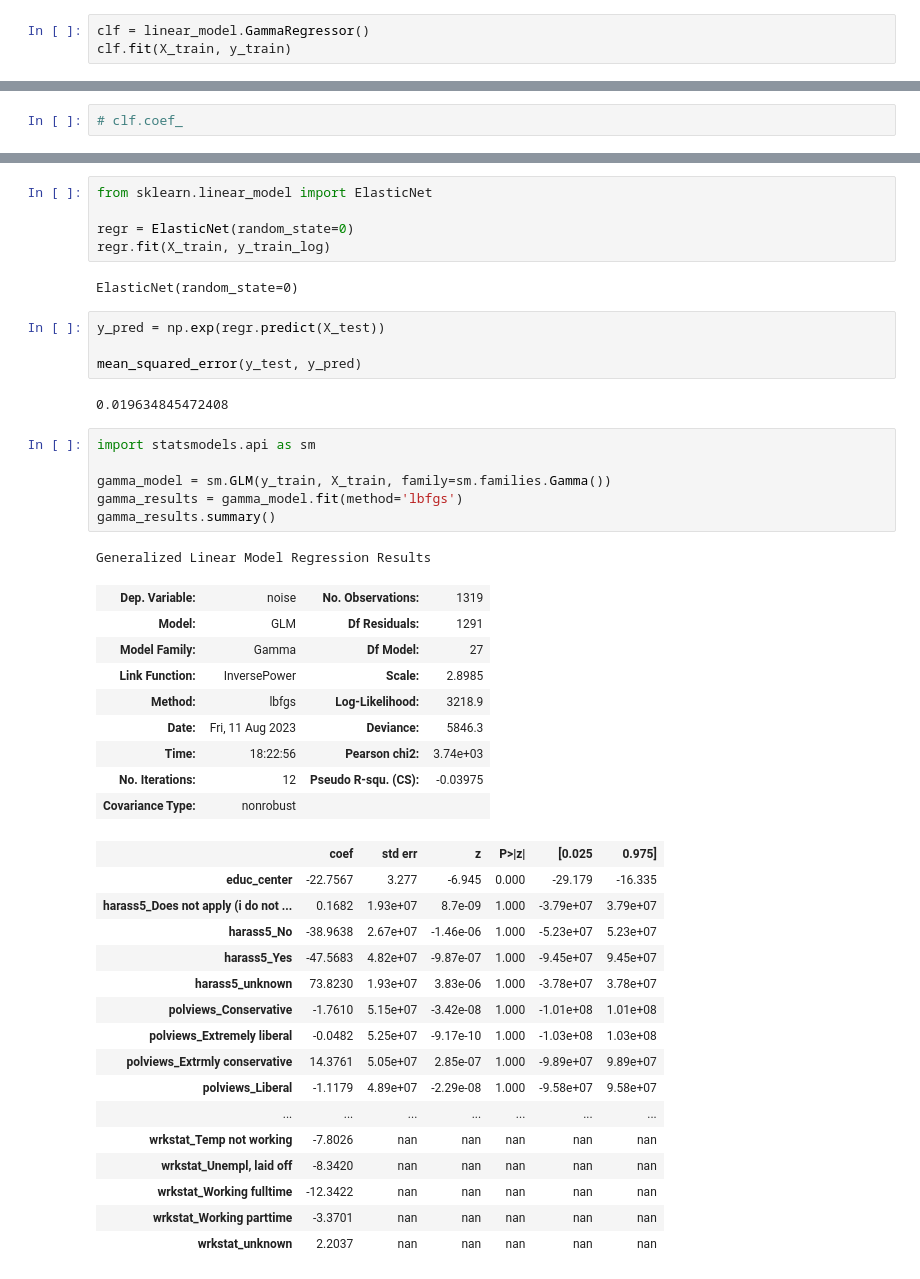
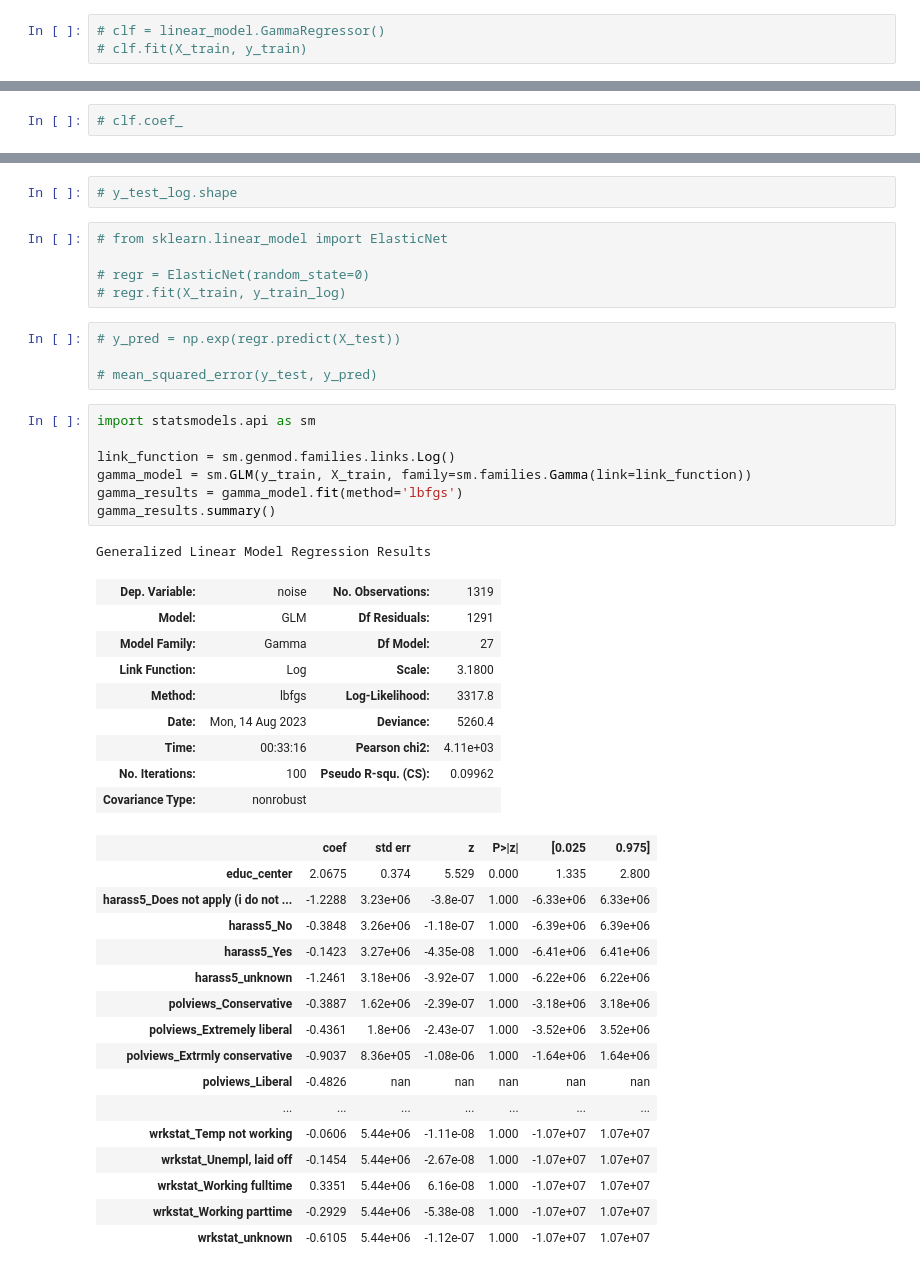
Before and after one commit to batman0911/social-stat-final-term, a Jupyter notebook: linear_model.ipynb, the cells around one changed output, grey strips where cells are left out. Saved outputs shown, nothing was run; the diff lists cells and outputs as text.

```diff
--- a/linear_model.ipynb
+++ b/linear_model.ipynb
@@ -65,3 +59,3 @@ y_train_log.hist()
 # %%
-clf = linear_model.GammaRegressor()
-clf.fit(X_train, y_train)
+# clf = linear_model.GammaRegressor()
+# clf.fit(X_train, y_train)
@@ -87,46 +73,45 @@ y_test_log.shape
+# %%
+# y_test_log.shape
 # %%
-from sklearn.linear_model import ElasticNet
+# from sklearn.linear_model import ElasticNet
 
-regr = ElasticNet(random_state=0)
-regr.fit(X_train, y_train_log)
+# regr = ElasticNet(random_state=0)
+# regr.fit(X_train, y_train_log)
-# %% [output]
-ElasticNet(random_state=0)
 # %%
-y_pred = np.exp(regr.predict(X_test))
+# y_pred = np.exp(regr.predict(X_test))
 
-mean_squared_error(y_test, y_pred)
+# mean_squared_error(y_test, y_pred)
-# %% [output]
-0.019634845472408
 # %%
 import statsmodels.api as sm
 
-gamma_model = sm.GLM(y_train, X_train, family=sm.families.Gamma())
+link_function = sm.genmod.families.links.Log()
+gamma_model = sm.GLM(y_train, X_train, family=sm.families.Gamma(link=link_function))
 gamma_results = gamma_model.fit(method='lbfgs')
 gamma_results.summary()
 # %% [output]
 Generalized Linear Model Regression Results
 | Dep. Variable: | noise | No. Observations: | 1319 |
 | Model: | GLM | Df Residuals: | 1291 |
 | Model Family: | Gamma | Df Model: | 27 |
-| Link Function: | InversePower | Scale: | 2.8985 |
-| Method: | lbfgs | Log-Likelihood: | 3218.9 |
-| Date: | Fri, 11 Aug 2023 | Deviance: | 5846.3 |
-| Time: | 18:22:56 | Pearson chi2: | 3.74e+03 |
-| No. Iterations: | 12 | Pseudo R-squ. (CS): | -0.03975 |
+| Link Function: | Log | Scale: | 3.1800 |
+| Method: | lbfgs | Log-Likelihood: | 3317.8 |
+| Date: | Mon, 14 Aug 2023 | Deviance: | 5260.4 |
+| Time: | 00:33:16 | Pearson chi2: | 4.11e+03 |
+| No. Iterations: | 100 | Pseudo R-squ. (CS): | 0.09962 |
 | Covariance Type: | nonrobust |  |  |
 |  | coef | std err | z | P>|z| | [0.025 | 0.975] |
-| educ_center | -22.7567 | 3.277 | -6.945 | 0.000 | -29.179 | -16.335 |
-| harass5_Does not apply (i do not ... | 0.1682 | 1.93e+07 | 8.7e-09 | 1.000 | -3.79e+07 | 3.79e+07 |
-| harass5_No | -38.9638 | 2.67e+07 | -1.46e-06 | 1.000 | -5.23e+07 | 5.23e+07 |
-| harass5_Yes | -47.5683 | 4.82e+07 | -9.87e-07 | 1.000 | -9.45e+07 | 9.45e+07 |
-| harass5_unknown | 73.8230 | 1.93e+07 | 3.83e-06 | 1.000 | -3.78e+07 | 3.78e+07 |
-| polviews_Conservative | -1.7610 | 5.15e+07 | -3.42e-08 | 1.000 | -1.01e+08 | 1.01e+08 |
-| polviews_Extremely liberal | -0.0482 | 5.25e+07 | -9.17e-10 | 1.000 | -1.03e+08 | 1.03e+08 |
-| polviews_Extrmly conservative | 14.3761 | 5.05e+07 | 2.85e-07 | 1.000 | -9.89e+07 | 9.89e+07 |
-| polviews_Liberal | -1.1179 | 4.89e+07 | -2.29e-08 | 1.000 | -9.58e+07 | 9.58e+07 |
+| educ_center | 2.0675 | 0.374 | 5.529 | 0.000 | 1.335 | 2.800 |
+| harass5_Does not apply (i do not ... | -1.2288 | 3.23e+06 | -3.8e-07 | 1.000 | -6.33e+06 | 6.33e+06 |
+| harass5_No | -0.3848 | 3.26e+06 | -1.18e-07 | 1.000 | -6.39e+06 | 6.39e+06 |
+| harass5_Yes | -0.1423 | 3.27e+06 | -4.35e-08 | 1.000 | -6.41e+06 | 6.41e+06 |
+| harass5_unknown | -1.2461 | 3.18e+06 | -3.92e-07 | 1.000 | -6.22e+06 | 6.22e+06 |
+| polviews_Conservative | -0.3887 | 1.62e+06 | -2.39e-07 | 1.000 | -3.18e+06 | 3.18e+06 |
+| polviews_Extremely liberal | -0.4361 | 1.8e+06 | -2.43e-07 | 1.000 | -3.52e+06 | 3.52e+06 |
+| polviews_Extrmly conservative | -0.9037 | 8.36e+05 | -1.08e-06 | 1.000 | -1.64e+06 | 1.64e+06 |
+| polviews_Liberal | -0.4826 | nan | nan | nan | nan | nan |
 | ... | ... | ... | ... | ... | ... | ... |
-| wrkstat_Temp not working | -7.8026 | nan | nan | nan | nan | nan |
-| wrkstat_Unempl, laid off | -8.3420 | nan | nan | nan | nan | nan |
-| wrkstat_Working fulltime | -12.3422 | nan | nan | nan | nan | nan |
-| wrkstat_Working parttime | -3.3701 | nan | nan | nan | nan | nan |
-| wrkstat_unknown | 2.2037 | nan | nan | nan | nan | nan |
+| wrkstat_Temp not working | -0.0606 | 5.44e+06 | -1.11e-08 | 1.000 | -1.07e+07 | 1.07e+07 |
+| wrkstat_Unempl, laid off | -0.1454 | 5.44e+06 | -2.67e-08 | 1.000 | -1.07e+07 | 1.07e+07 |
+| wrkstat_Working fulltime | 0.3351 | 5.44e+06 | 6.16e-08 | 1.000 | -1.07e+07 | 1.07e+07 |
+| wrkstat_Working parttime | -0.2929 | 5.44e+06 | -5.38e-08 | 1.000 | -1.07e+07 | 1.07e+07 |
+| wrkstat_unknown | -0.6105 | 5.44e+06 | -1.12e-07 | 1.000 | -1.07e+07 | 1.07e+07 |
```
Also changed, not shown: parts of 12 cells of this notebook.
